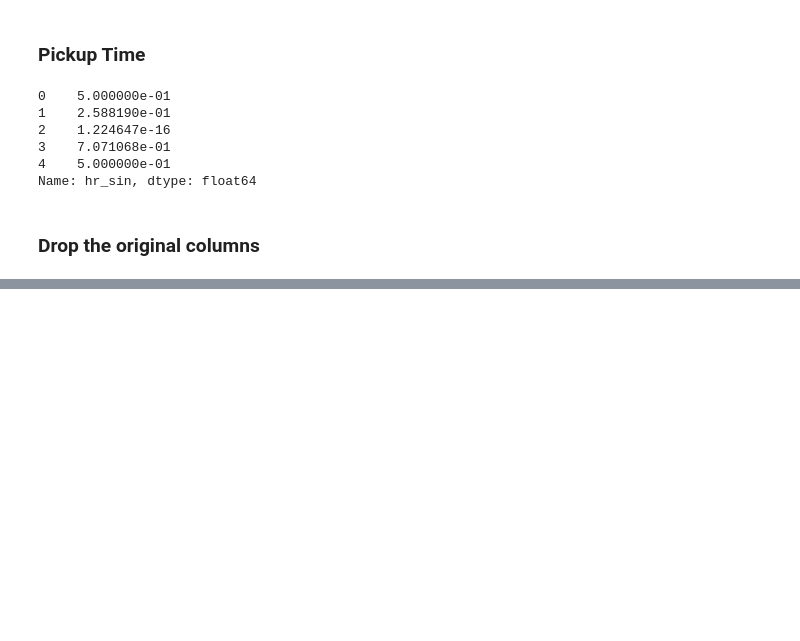
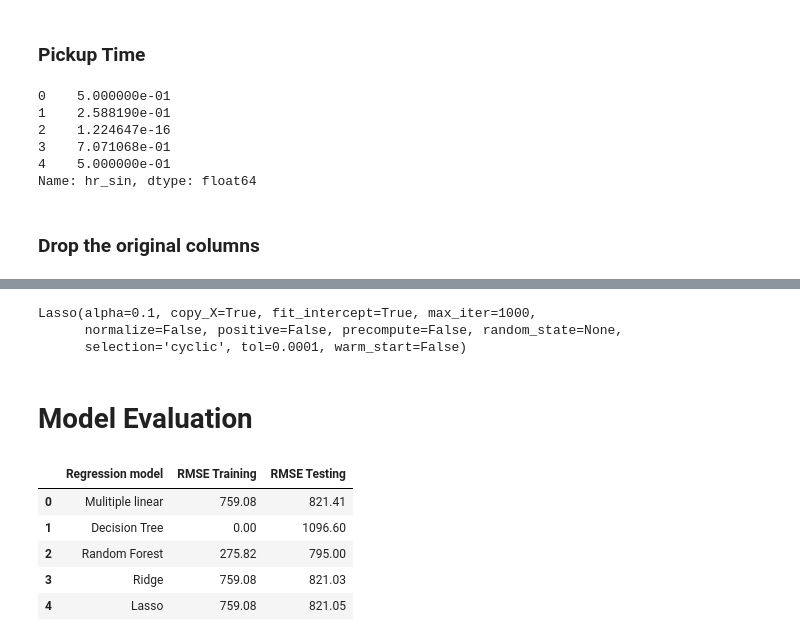
Before and after one commit to NicoleMeinie/Regression, a Jupyter notebook: Frankenstein.ipynb, the cells around one changed output, grey strips where cells are left out. Saved outputs shown, nothing was run; the diff lists cells and outputs as text; code cells hidden in the pictures; blank space fills up the shorter version.

```diff
--- a/Frankenstein.ipynb
+++ b/Frankenstein.ipynb
@@ -481,0 +635,71 @@ Train.drop(drop, axis = 1, inplace = True)
+# %%
+# Building a linear regression model
+lm = LinearRegression()
+lm.fit(X_train,y_train)
+
+# Building a decision tree regression model
+tree = DecisionTreeRegressor()
+tree.fit(X_train, y_train)
+
+# Building a random forest regression model
+forest = RandomForestRegressor(n_estimators = 150)
+forest.fit(X_train, y_train)
+
+# Building ridge regression model
+ridge = Ridge(alpha=0.1)
+ridge.fit(X_Train_s,y_train)
+
+# Building Lasso regression model
+lasso = Lasso(alpha = 0.1)
+lasso.fit(X_Train_s, y_train)
+# %% [output]
+Lasso(alpha=0.1, copy_X=True, fit_intercept=True, max_iter=1000,
+      normalize=False, positive=False, precompute=False, random_state=None,
+      selection='cyclic', tol=0.0001, warm_start=False)
+# %% [markdown]
+# Model Evaluation
+# %%
+# Multiple linear regression
+y_pred_test = lm.predict(X_test)
+y_pred_train = lm.predict(X_train)
+rmse_test = round(np.sqrt(mean_squared_error(y_test, y_pred_test)),2)
+rmse_train = round(np.sqrt(mean_squared_error(y_train, y_pred_train)),2)
+
+# Decision Tree regression
+y_pred_test_tree = tree.predict(X_test)
+y_pred_train_tree = tree.predict(X_train)
+rmse_test_tree = round(np.sqrt(mean_squared_error(y_test, y_pred_test_tree)),2)
+rmse_train_tree = round(np.sqrt(mean_squared_error(y_train, y_pred_train_tree)),2)
+
+# Random forrest regression
+y_pred_test_forest = forest.predict(X_test)
+y_pred_train_forest = forest.predict(X_train)
+rmse_test_forest = round(np.sqrt(mean_squared_error(y_test, y_pred_test_forest)),2)
+rmse_train_forest = round(np.sqrt(mean_squared_error(y_train, y_pred_train_forest)),2)
+
+# Ridge regression
+y_pred_ridge_train= ridge.predict(X_Train_s)
+y_pred_ridge_test= ridge.predict(X_Test_s)
+rmse_test_ridge = round(np.sqrt(mean_squared_error(y_test, y_pred_ridge_test)),2)
+rmse_train_ridge = round(np.sqrt(mean_squared_error(y_train, y_pred_ridge_train)),2)
+
+# Lasso regression
+y_pred_lasso_train= lasso.predict(X_Train_s)
+y_pred_lasso_test= lasso.predict(X_Test_s)
+rmse_test_lasso = round(np.sqrt(mean_squared_error(y_test, y_pred_lasso_test)),2)
+rmse_train_lasso = round(np.sqrt(mean_squared_error(y_train, y_pred_lasso_train)),2)
+
+data = {'Regression model':  ['Mulitiple linear', 'Decision Tree', 'Random Forest', 'Ridge', 'Lasso'],
+        'RMSE Training': [rmse_train, rmse_train_tree, rmse_train_forest, rmse_train_ridge, rmse_train_lasso],
+        'RMSE Testing' : [rmse_test, rmse_test_tree, rmse_test_forest, rmse_test_ridge, rmse_test_lasso]
+        }
+
+df = pd.DataFrame (data, columns = ['Regression model', 'RMSE Training', 'RMSE Testing'])
+df.head()
+# %% [output]
+|  | Regression model | RMSE Training | RMSE Testing |
+| 0 | Mulitiple linear | 759.08 | 821.41 |
+| 1 | Decision Tree | 0.00 | 1096.60 |
+| 2 | Random Forest | 275.82 | 795.00 |
+| 3 | Ridge | 759.08 | 821.03 |
+| 4 | Lasso | 759.08 | 821.05 |
```
Also changed, not shown: parts of 25 cells of this notebook.
